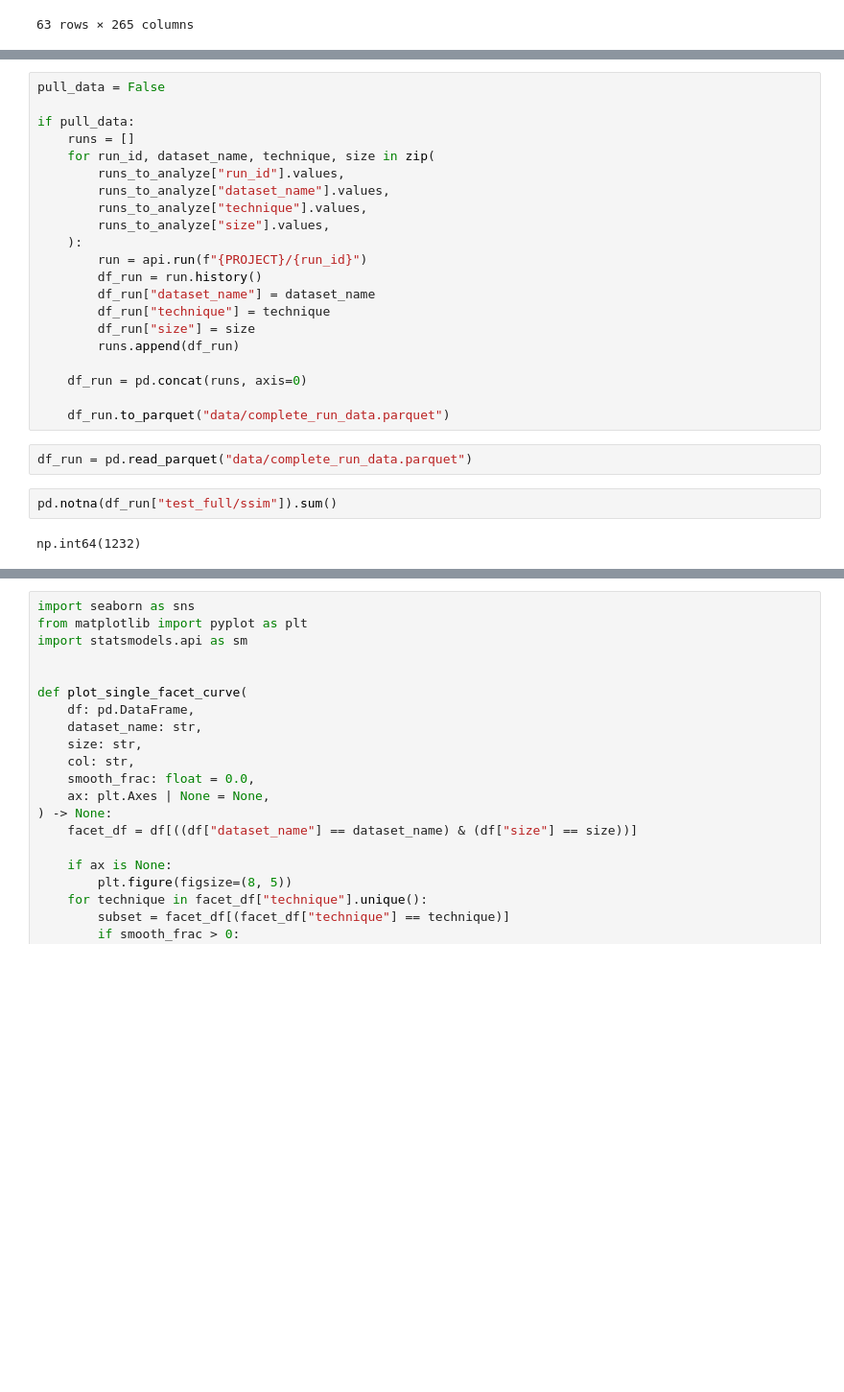
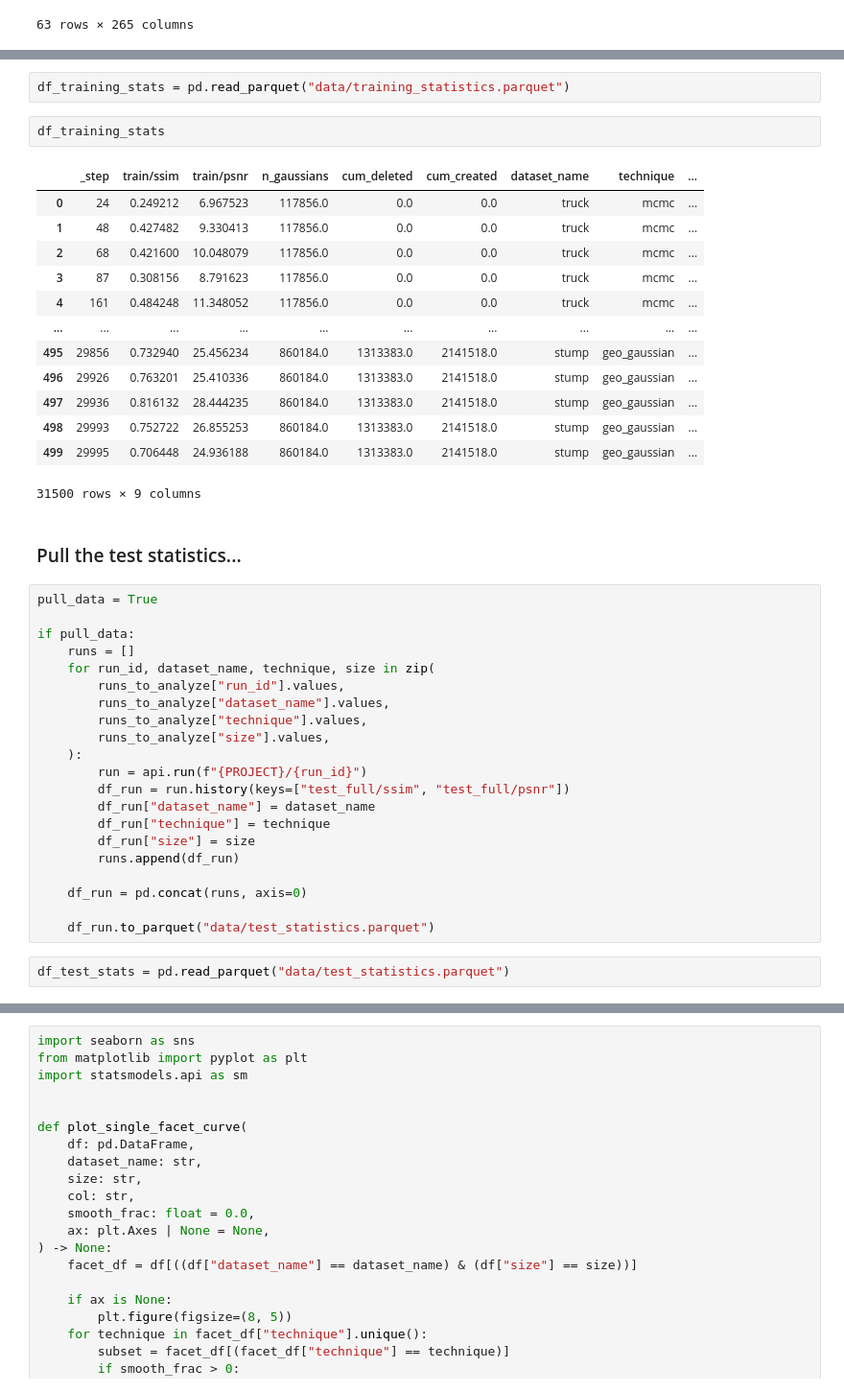
Before and after one commit to PaulErpen/wandb-data-analysis, a Jupyter notebook: wandb-data-analysis.ipynb, the cells around one changed output, grey strips where cells are left out. Shown at 96% size. Drawn from its saved outputs; the diff is of its cells as text; blank space fills up the shorter version.

Commit message:
Redo dataset loading

```diff
--- a/wandb-data-analysis.ipynb
+++ b/wandb-data-analysis.ipynb
@@ -99,5 +120,25 @@ runs_to_analyze
+# %%
+df_training_stats = pd.read_parquet("data/training_statistics.parquet")
+# %%
+df_training_stats
+# %% [output]
+|  | _step | train/ssim | train/psnr | n_gaussians | cum_deleted | cum_created | dataset_name | technique | ... |
+| 0 | 24 | 0.249212 | 6.967523 | 117856.0 | 0.0 | 0.0 | truck | mcmc | ... |
+| 1 | 48 | 0.427482 | 9.330413 | 117856.0 | 0.0 | 0.0 | truck | mcmc | ... |
+| 2 | 68 | 0.421600 | 10.048079 | 117856.0 | 0.0 | 0.0 | truck | mcmc | ... |
+| 3 | 87 | 0.308156 | 8.791623 | 117856.0 | 0.0 | 0.0 | truck | mcmc | ... |
+| 4 | 161 | 0.484248 | 11.348052 | 117856.0 | 0.0 | 0.0 | truck | mcmc | ... |
+| ... | ... | ... | ... | ... | ... | ... | ... | ... | ... |
+| 495 | 29856 | 0.732940 | 25.456234 | 860184.0 | 1313383.0 | 2141518.0 | stump | geo_gaussian | ... |
+| 496 | 29926 | 0.763201 | 25.410336 | 860184.0 | 1313383.0 | 2141518.0 | stump | geo_gaussian | ... |
+| 497 | 29936 | 0.816132 | 28.444235 | 860184.0 | 1313383.0 | 2141518.0 | stump | geo_gaussian | ... |
+| 498 | 29993 | 0.752722 | 26.855253 | 860184.0 | 1313383.0 | 2141518.0 | stump | geo_gaussian | ... |
+| 499 | 29995 | 0.706448 | 24.936188 | 860184.0 | 1313383.0 | 2141518.0 | stump | geo_gaussian | ... |
+31500 rows × 9 columns
+# %% [markdown]
+### Pull the test statistics...
 # %%
-pull_data = False
+pull_data = True
 
 if pull_data:
     runs = []
@@ -108,7 +149,7 @@ if pull_data:
         runs_to_analyze["size"].values,
     ):
         run = api.run(f"{PROJECT}/{run_id}")
-        df_run = run.history()
+        df_run = run.history(keys=["test_full/ssim", "test_full/psnr"])
         df_run["dataset_name"] = dataset_name
         df_run["technique"] = technique
         df_run["size"] = size
@@ -116,10 +157,6 @@ if pull_data:
 
     df_run = pd.concat(runs, axis=0)
 
-    df_run.to_parquet("data/complete_run_data.parquet")
+    df_run.to_parquet("data/test_statistics.parquet")
 # %%
-df_run = pd.read_parquet("data/complete_run_data.parquet")
+df_test_stats = pd.read_parquet("data/test_statistics.parquet")
-# %%
-pd.notna(df_run["test_full/ssim"]).sum()
-# %% [output]
-np.int64(1232)
```
Also changed, not shown: parts of 4 cells of this notebook, 3 other files.
